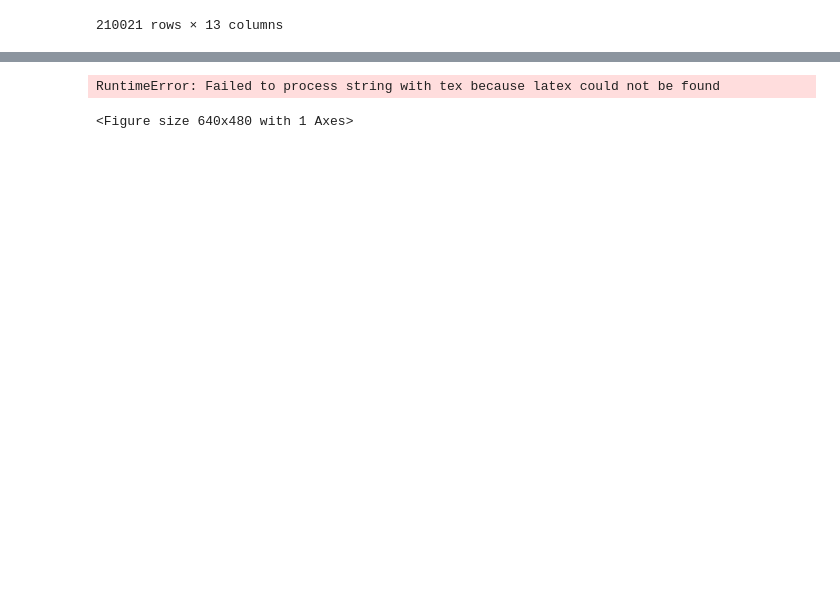
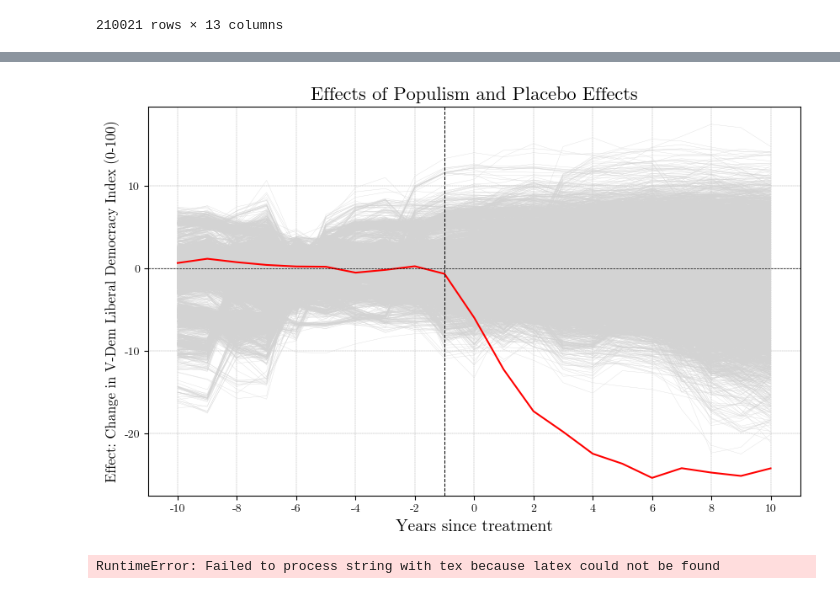
Before and after one commit to jpmvbastos/populism-sca, a Jupyter notebook: AverageResults/Avg_Clean.ipynb, the cells around one changed output, grey strips where cells are left out. Cells and saved outputs as stored; diff of their text form; code cells hidden in the pictures; blank space fills up the shorter version.

```diff
--- a/AverageResults/Avg_Clean.ipynb
+++ b/AverageResults/Avg_Clean.ipynb
@@ -251,47 +251,72 @@ data.head(21)
 | 0 | 10 | 1.0 | 31.980000 | 56.185875 | Populists | -24.205875 | 585.924377 | 0.334068 | 454.018951 | 21.307720 | ... |
 # %%
 data.to_csv('avg_placebo.csv') # Save data
+# %%
+import matplotlib as mpl
+mpl.rcParams.update(mpl.rcParamsDefault)
 # %%
-import matplotlib.pyplot as plt
-from matplotlib import rc
+import matplotlib.pylab as plt
 
-# Use LaTeX-compatible font like Computer Modern
-rc('font', **{'family': 'serif', 'serif': ['Computer Modern']})
-rc('text', usetex=True)
+# Set the style
+plt.rcParams['font.family'] = 'CMU Serif'
+plt.rc('axes', unicode_minus=False)
 
 
 # Group the data by 'id'
 grouped_data = data.groupby('id')
 
 # Create a figure and axis
-fig, ax = plt.subplots()
+fig, ax = plt.subplots(figsize=(10, 6))
 
 # Iterate over each group and plot the time series line
 for group_id, group_data in grouped_data:
-    ax.plot(group_data['time']+1, group_data['gap'], color='lightgrey', alpha=1, linewidth=0.2)
+    ax.plot(group_data['time'], group_data['gap'], color='lightgrey', alpha=1, linewidth=0.2)
 
-ax.plot(data.loc[(data['avg'] == 'Populists')]['time']+1, data.loc[data['avg'] == 'Populists', 'gap'], color='red', label='Populists')
+ax.plot(data.loc[(data['avg'] == 'Populists')]['time'], data.loc[data['avg'] == 'Populists', 'gap'], color='red', label='Populists')
 
 # Plot a thin dashed line on y=0
 ax.axhline(y=0, color='black', linestyle='--', linewidth=0.5)
 
 # Plot a vertical thin dashed line on x=0
-ax.axvline(x=0, color='grey', linestyle='--', linewidth=0.5)
+ax.axvline(x=-1, color='black', linestyle='--', linewidth=0.75)
 
 # Set the x-axis label
-ax.set_xlabel('Years since treatment')
+ax.set_xlabel('Years since treatment', size=14)
 
 # Set the y-axis label
-ax.set_ylabel('Effect: Change in V-Dem Liberal Democracy Index (0-100)')
+ax.set_ylabel('Effect: Change in V-Dem Liberal Democracy Index (0-100)', size=12)
 
 # Set the title of the plot
-ax.set_title('Effects of Populism and Placebo Effects')
+ax.set_title('Effects of Populism and Placebo Effects', size=16)
+
+#Edit grid options
+ax.grid(color='grey', linestyle='--', linewidth=0.25)
 
 # Set x ticks
 ax.set_xticks(np.arange(-10, 11, 2))
 
 # Show the plot
 plt.show()
 # %% [output]
-RuntimeError: Failed to process string with tex because latex could not be found
-<Figure size 640x480 with 1 Axes>
+[figure, added]
+# %%
+import matplotlib.pyplot as plt
+
+# Enable LaTeX rendering
+plt.rcParams['text.usetex'] = True
+
+# Use LaTeX-compatible font
+plt.rcParams['font.family'] = 'serif'  # Use a serif font
+plt.rcParams['font.serif'] = 'Computer Modern Roman'  # Specify the font name
+
+# Your plotting code goes here
+plt.plot([1, 2, 3, 4], [1, 4, 9, 16])
+plt.xlabel(r'$\mathrm{xlabel}$')
+plt.ylabel(r'$\mathrm{ylabel}$')
+plt.title(r'$\mathrm{Title}$')
+
+# Save or show the plot
+plt.savefig('plot.pdf')  # Save as PDF for vector graphics
+plt.show()
+# %% [output]
+RuntimeError: Failed to process string with tex because latex could not be found
```
Also changed, not shown: 1 other file.
